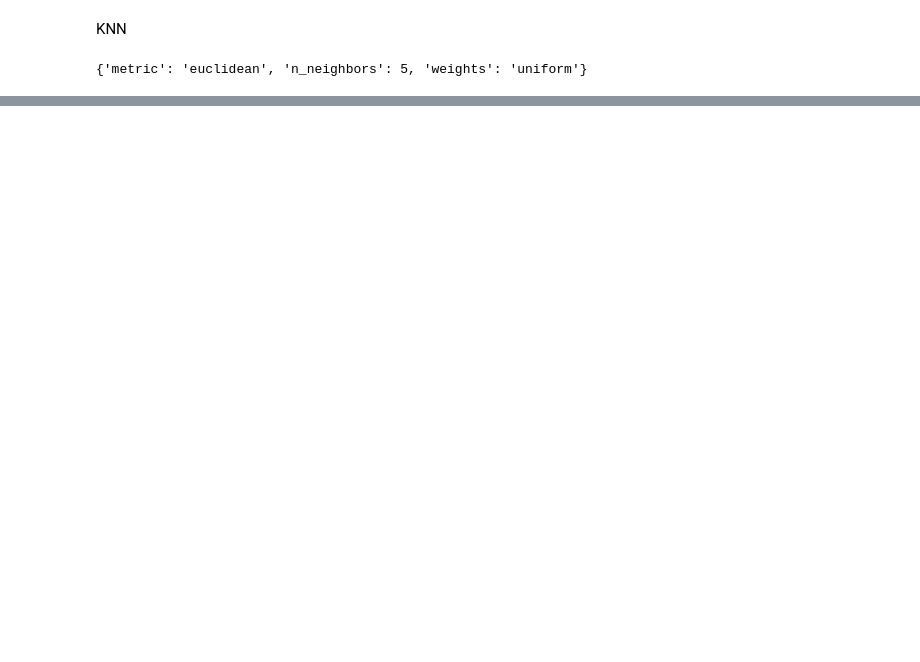
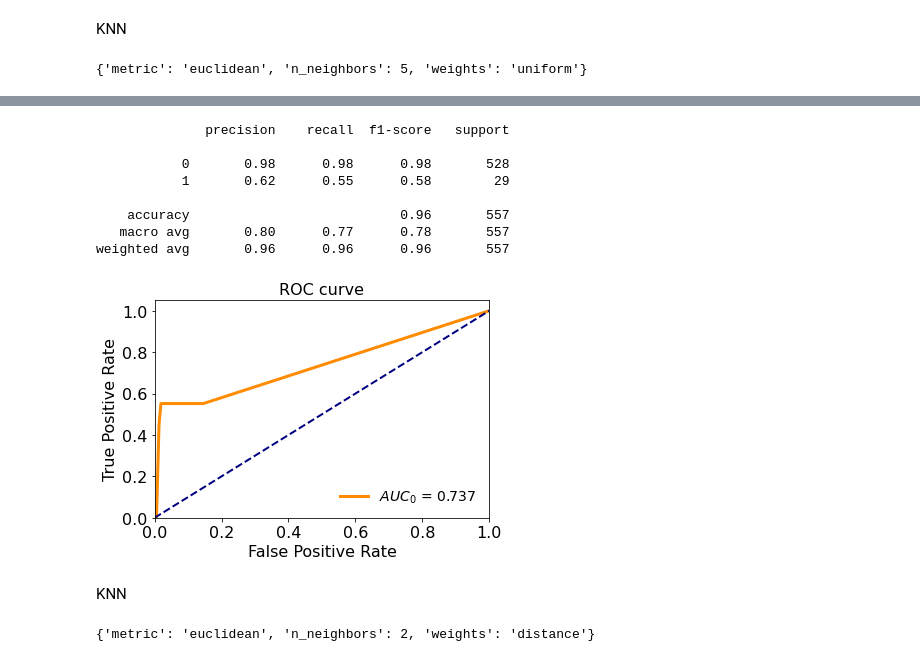
Before and after one commit to Diabelny/Data-Mining-2, a Jupyter notebook: Task1_Angry/Classification_Angry.ipynb, the cells around one changed output, grey strips where cells are left out. Saved outputs shown, nothing was run; the diff lists cells and outputs as text; code cells hidden in the pictures; blank space fills up the shorter version.

```diff
--- a/Task1_Angry/Classification_Angry.ipynb
+++ b/Task1_Angry/Classification_Angry.ipynb
@@ -249,0 +284,9 @@ weighted avg       0.86      0.88      0.86       624
+# %%
+#Let's define the new set of train and test
+
+col=[x for x in df_copy_train.columns if x!="IsAngry?"]
+X_train_unb=df_copy_train[col].values
+y_train_unb = np.array(df_copy_train["IsAngry?"])
+
+X_test_unb=df_copy_test[col].values
+y_test_unb = np.array(df_copy_test["IsAngry?"])
@@ -249,0 +315,52 @@ weighted avg       0.86      0.88      0.86       624
+# %%
+learner = DecisionTreeClassifier(max_depth=10,min_samples_split=15,min_samples_leaf=10)
+classifier = learner.fit(X_train_unb, y_train_unb)
+predictions = classifier.predict(X_test_unb)
+
+print(classification_report(y_test_unb,predictions))
+
+y_score = classifier.predict_proba(X_test_unb)
+fpr0, tpr0, thr = roc_curve(y_test_unb, y_score[:,1])
+roc_auc0 = auc(fpr0, tpr0)
+plt.plot(fpr0, tpr0, color='darkorange', lw=3, label='$AUC_0$ = %.3f' % (roc_auc0))
+plt.plot([0, 1], [0, 1], color='navy', lw=2, linestyle='--')
+plt.xlim([0.0, 1.0])
+plt.ylim([0.0, 1.05])
+plt.xlabel('False Positive Rate', fontsize=16)
+plt.ylabel('True Positive Rate', fontsize=16)
+plt.title('ROC curve', fontsize=16)
+plt.legend(loc="lower right", fontsize=14, frameon=False)
+plt.tick_params(axis='both', which='major', labelsize=16)
+plt.show()
+# %% [output]
+              precision    recall  f1-score   support
+
+           0       0.98      0.98      0.98       528
+           1       0.62      0.55      0.58        29
+
+    accuracy                           0.96       557
+   macro avg       0.80      0.77      0.78       557
+weighted avg       0.96      0.96      0.96       557
+[figure, added]
+# %% [markdown]
+KNN
+# %%
+param_grid = {
+    "n_neighbors": np.arange(2,51),
+    "weights": ["uniform", "distance"],
+    "metric": ["euclidean", "cityblock","minkowski"], # cityblock is the manhattan distance
+}
+
+grid = GridSearchCV(
+    KNeighborsClassifier(),
+    param_grid=param_grid,
+    cv=StratifiedKFold(), # with no parameters it is with 5 split and 10 repetitions
+    refit=True,
+    scoring="f1_macro"
+)
+
+grid.fit(X_train_unb, y_train_unb)
+clf = grid.best_estimator_
+print(grid.best_params_)
+# %% [output]
+{'metric': 'euclidean', 'n_neighbors': 2, 'weights': 'distance'}
```
Also changed, not shown: parts of 24 cells of this notebook.
